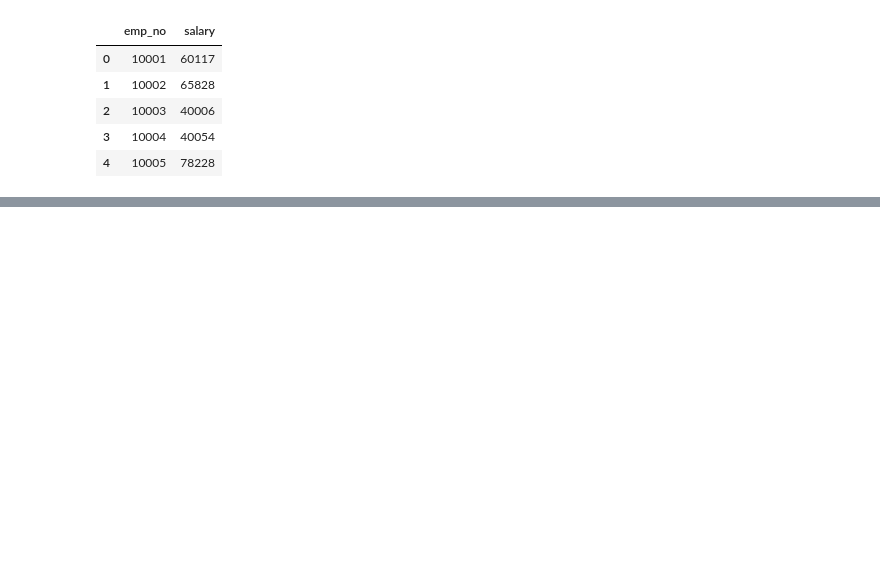
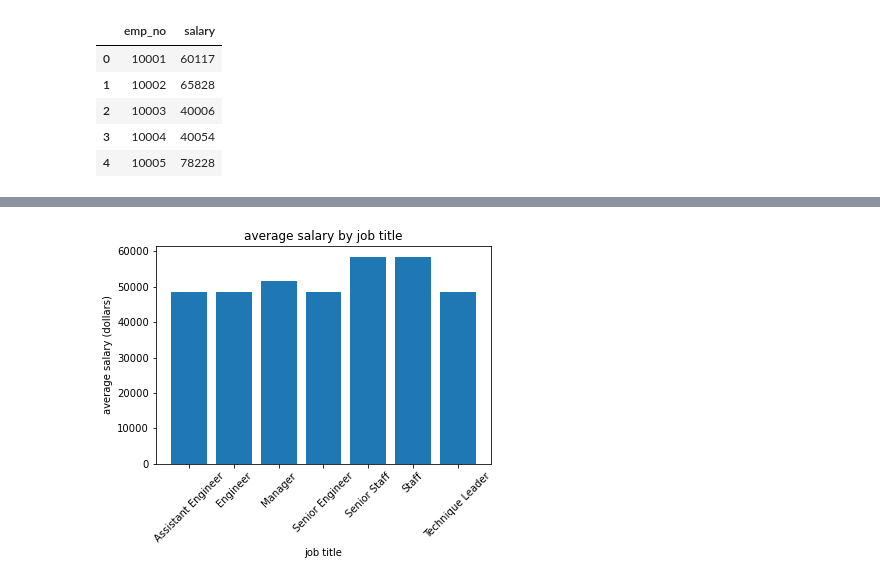
Before and after one commit to sarahDH615/sql_challenge, a Jupyter notebook: employeesql/graphs_maker.ipynb, the cells around one changed output, grey strips where cells are left out. Drawn from its saved outputs; the diff is of its cells as text; code cells hidden in the pictures; blank space fills up the shorter version.

```diff
--- a/employeesql/graphs_maker.ipynb
+++ b/employeesql/graphs_maker.ipynb
@@ -29,0 +34,9 @@ array([[<AxesSubplot:title={'center':'emp_no'}>,
+# %%
+#create a df from the table 'salaries' from sql db
+sal_title_df = pd.read_sql_query('select round(avg("salaries"."salary"), 2) as \"avg_salary\", "titles"."title"'
+                           'from "salaries" join "employees"'
+                           'on "salaries"."emp_no" = "employees"."emp_no"'
+                           'join "titles" on "employees"."emp_title_id" = "titles"."title_id"'
+                           'group by "title"', connection);
+pd.set_option('display.expand_frame_repr', False);
+sal_title_df.head()
@@ -30,3 +50,14 @@ array([[<AxesSubplot:title={'center':'emp_no'}>,
+# %%
+x_axis = sal_title_df['title']
+y_axis = sal_title_df['avg_salary']
+plt.bar(x_axis, y_axis)
+plt.title('average salary by job title')
+plt.xlabel('job title')
+plt.ylabel('average salary (dollars)')
+plt.xticks(x_axis, rotation=45)
+plt.show()
+# %% [output]
+[figure, added]
 # %%
 # Close the database connection
 connection.close();
```
Also changed, not shown: parts of 7 cells of this notebook.
